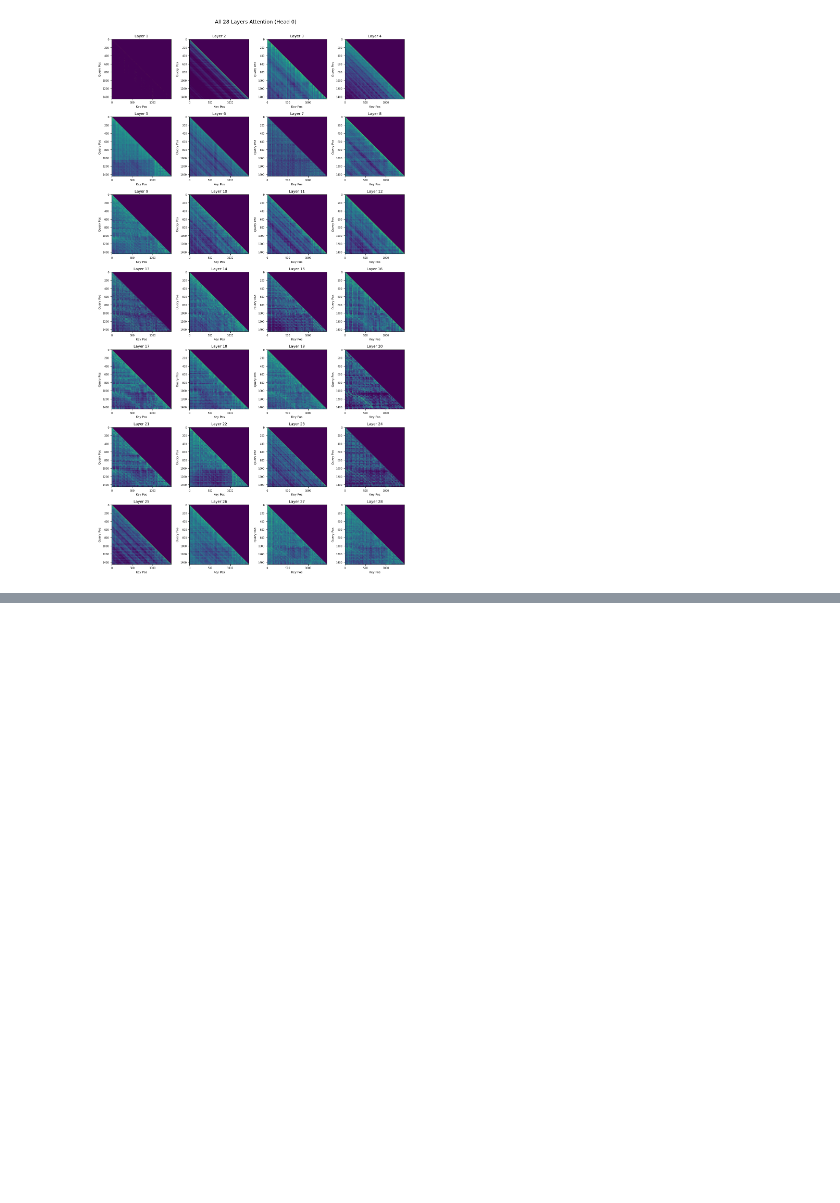
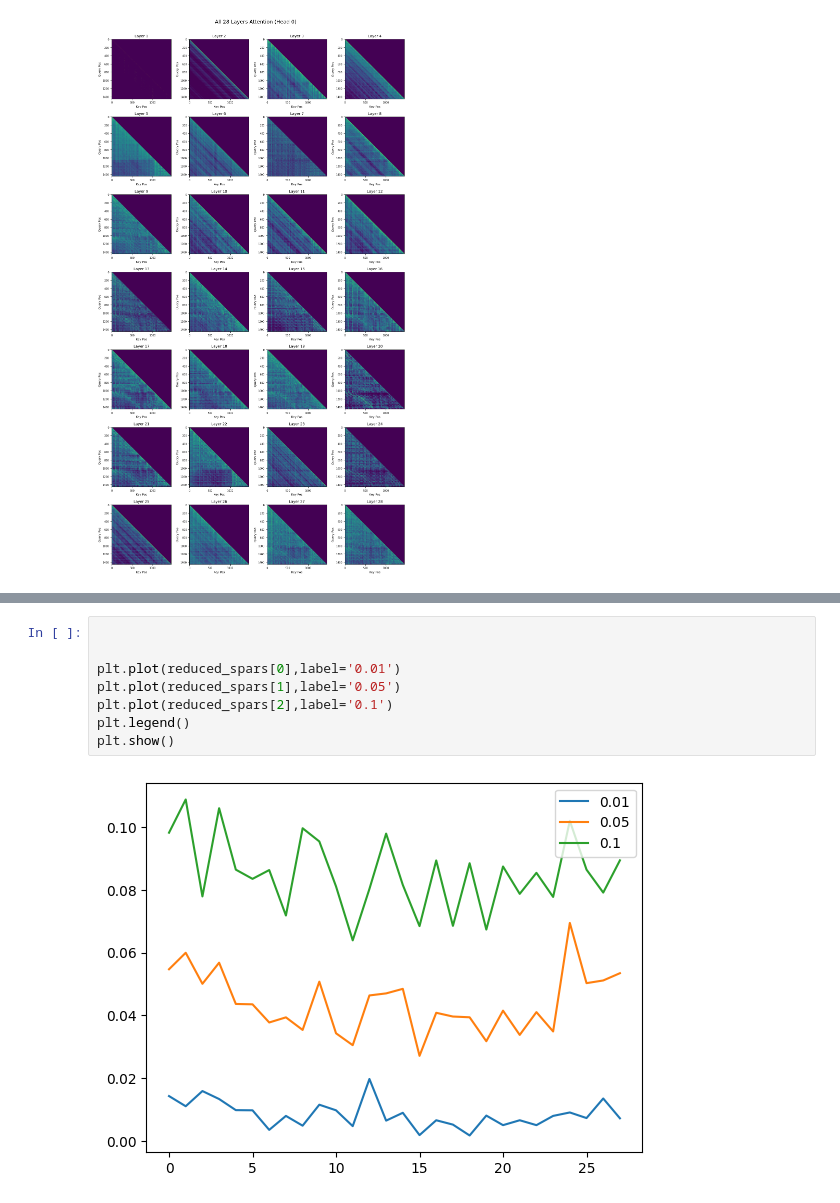
Before and after one commit to microsoft/G-KV, a Jupyter notebook: kv_analyze.ipynb, the cells around one changed output, grey strips where cells are left out. Saved outputs shown, nothing was run; the diff lists cells and outputs as text; blank space fills up the shorter version.

```diff
--- a/kv_analyze.ipynb
+++ b/kv_analyze.ipynb
@@ -268,0 +362,10 @@ plt.show()
+# %%
+
+
+plt.plot(reduced_spars[0],label='0.01')
+plt.plot(reduced_spars[1],label='0.05')
+plt.plot(reduced_spars[2],label='0.1')
+plt.legend()
+plt.show()
+# %% [output]
+[figure, added]
```
Also changed, not shown: parts of 9 cells of this notebook, 9 other files.
